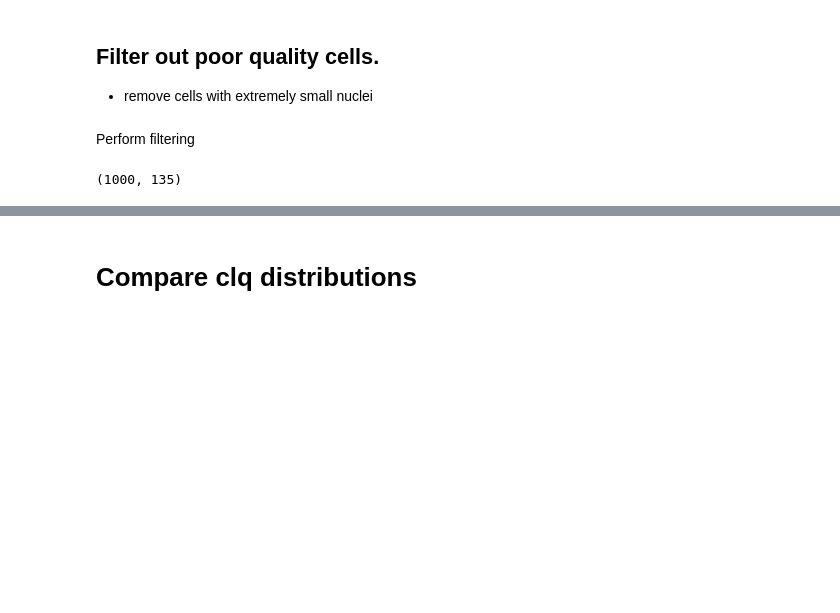
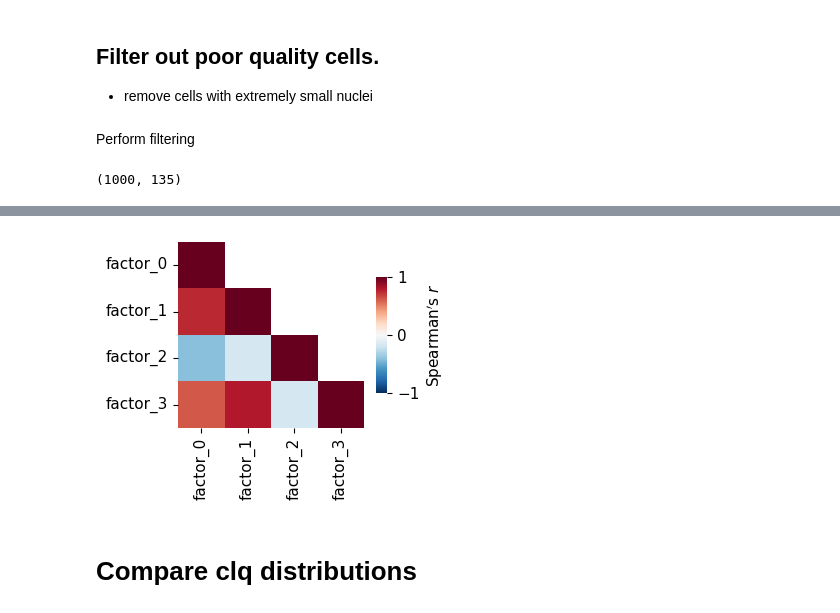
Before and after one commit to ckmah/bento-manuscript, a Jupyter notebook: notebooks/figure-analysis/Merfish_RNAcoloc.ipynb, the cells around one changed output, grey strips where cells are left out. Saved outputs shown, nothing was run; the diff lists cells and outputs as text; code cells hidden in the pictures; blank space fills up the shorter version.

```diff
--- a/notebooks/figure-analysis/Merfish_RNAcoloc.ipynb
+++ b/notebooks/figure-analysis/Merfish_RNAcoloc.ipynb
@@ -57,3 +130,24 @@ bt.pl.obs_stats(adata)
+# %%
+gene_loadings = pd.DataFrame(
+    adata.uns["factors"][4][2],
+    index=adata.uns["tensor_labels"]["pair"],
+    columns=[f"factor_{i}" for i in range(0, 4)],
+)
+gene_corr = gene_loadings.corr(method="spearman")
+plt.figure(figsize=(3, 3))
+sns.heatmap(
+    gene_corr,
+    cmap="RdBu_r",
+    center=0,
+    square=True,
+    vmin=-1,
+    vmax=1,
+    mask=np.triu(gene_corr) - np.diag(np.diag(gene_corr)),
+    cbar_kws={"shrink": 0.5, "aspect": 10, "label": "$\mathrm{Spearman's}\ r$"},
+)
+plt.show()
+# %% [output]
+[figure, added]
 # %% [markdown]
 # Compare clq distributions
 # %%
```
Also changed, not shown: parts of 26 cells of this notebook, 6 other files.
